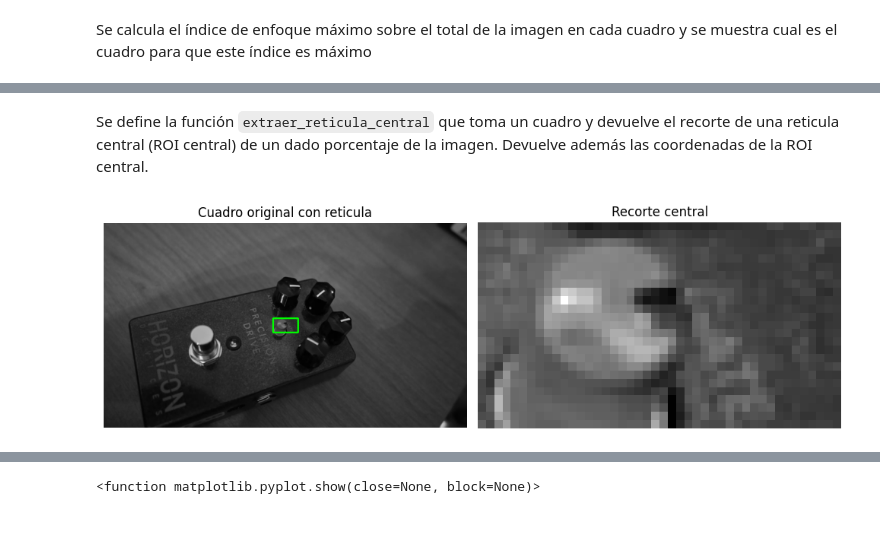
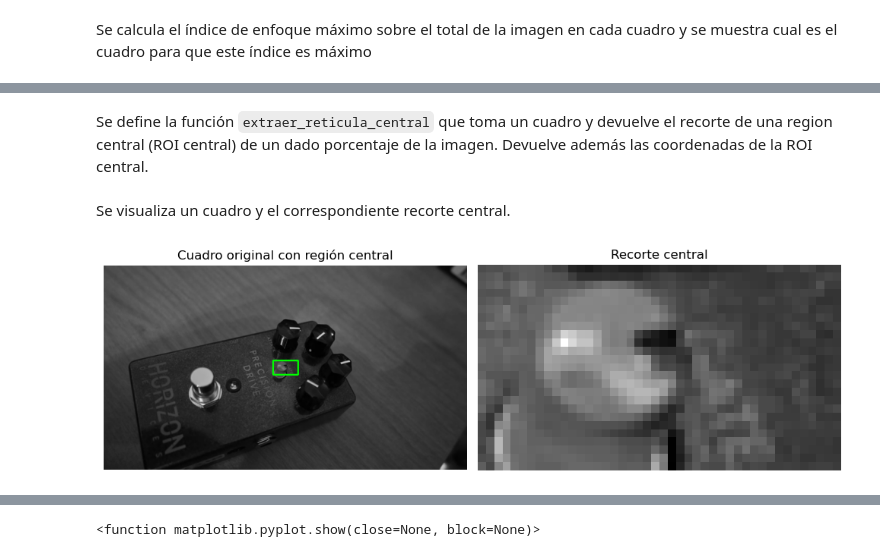
Before and after one commit to joral315/TP2_VC1_CEIA, a Jupyter notebook: focus_quality.ipynb, the cells around one changed output, grey strips where cells are left out. Cells and saved outputs as stored; diff of their text form; code cells hidden in the pictures; blank space fills up the shorter version.

```diff
--- a/focus_quality.ipynb
+++ b/focus_quality.ipynb
@@ -167,7 +167,7 @@ Forma del array FM: (171,)
 Máximo y cuadro correspondiente: [0.028624131944444443, 109]
 [figure]
 # %% [markdown]
-Se define la función `extraer_reticula_central` que toma un cuadro y devuelve el recorte de una reticula central (ROI central) de un dado porcentaje de la imagen. Devuelve además las coordenadas de la ROI central.
+Se define la función `extraer_reticula_central` que toma un cuadro y devuelve el recorte de una region central (ROI central) de un dado porcentaje de la imagen. Devuelve además las coordenadas de la ROI central.
 # %%
 def extraer_reticula_central(frames: np.ndarray, porcentaje: float = 0.07):
     """Extrae una reticula central de cada cuadro.
@@ -188,26 +188,28 @@ def extraer_reticula_central(frames: np.ndarray, porcentaje: float = 0.07):
 
     recortes = arr[:, y1:y2, x1:x2]
     return (x1, y1, x2, y2), recortes
+# %% [markdown]
+Se visualiza un cuadro y el correspondiente recorte central.
 # %%
 # Recorte central y visualización, Ejemplo.
 coords, recortes = extraer_reticula_central(frames_gray)
 x1, y1, x2, y2 = coords
 frame_idx =109
 
 frame_bgr = cv2.cvtColor(frames_gray[frame_idx], cv2.COLOR_GRAY2BGR)
 cv2.rectangle(frame_bgr, (x1, y1), (x2, y2), (0, 255, 0), 2)
 
 fig, axes = plt.subplots(1, 2, figsize=(10, 4))
 axes[0].imshow(cv2.cvtColor(frame_bgr, cv2.COLOR_BGR2RGB))
-axes[0].set_title("Cuadro original con reticula")
+axes[0].set_title("Cuadro original con región central")
 axes[0].axis("off")
 
 axes[1].imshow(recortes[frame_idx], cmap="gray")
 axes[1].set_title("Recorte central")
 axes[1].axis("off")
 
 plt.tight_layout()
 plt.show()
 # %% [output]
-[figure, old version]
+[figure, new version]
 # %% [markdown]
```
Also changed, not shown: parts of 20 cells of this notebook.
